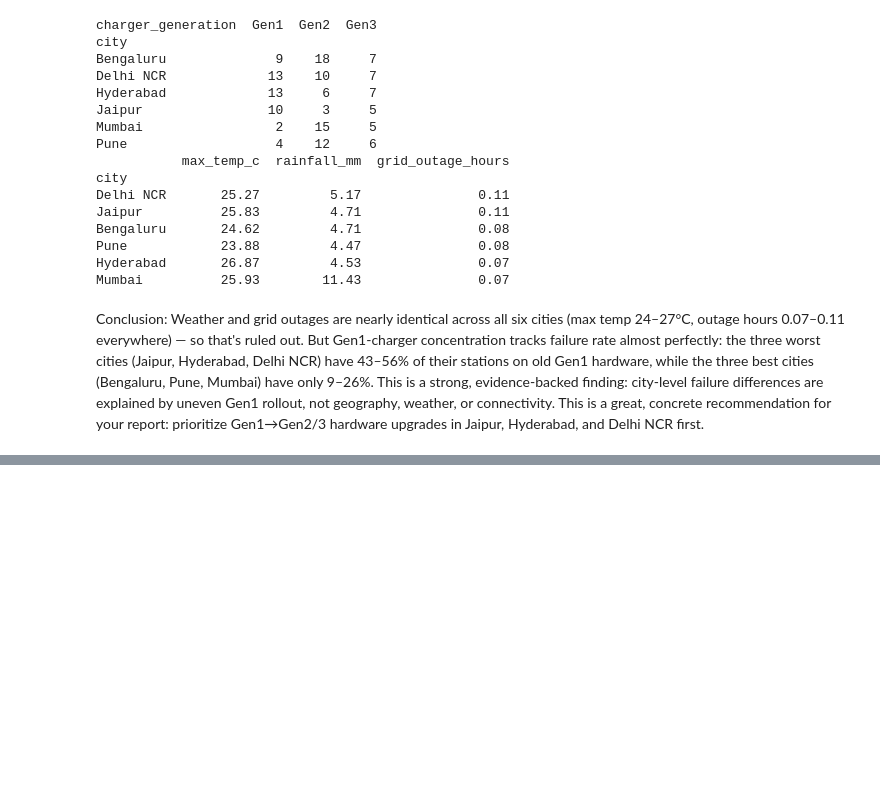
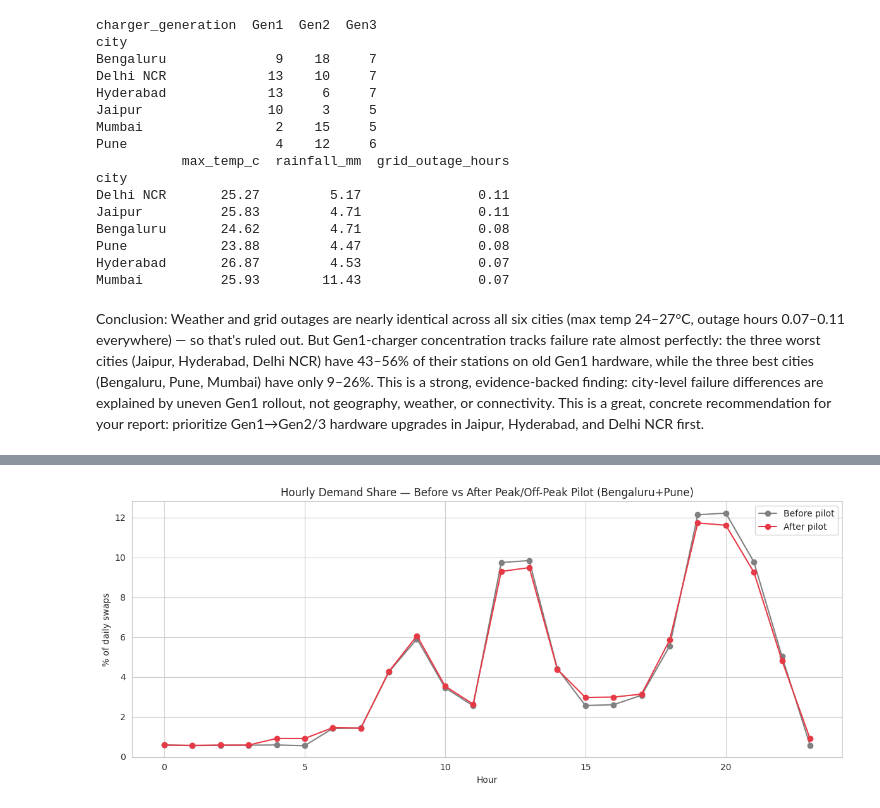
Before and after one commit to Khulbe-Nitin/Volt-Relay, a Jupyter notebook: Collab_notebook/VoltRelay_Merged_Nitin_Abhishek_Final.ipynb, the cells around one changed output, grey strips where cells are left out. Saved outputs shown, nothing was run; the diff lists cells and outputs as text; code cells hidden in the pictures; blank space fills up the shorter version.

```diff
--- a/Collab_notebook/VoltRelay_Merged_Nitin_Abhishek_Final.ipynb
+++ b/Collab_notebook/VoltRelay_Merged_Nitin_Abhishek_Final.ipynb
@@ -3679,0 +3841,16 @@ Conclusion: Weather and grid outages are nearly identical across all six cities
+# %%
+pilot_start = "2024-10"
+pre = events_prod[(events_prod["city"].isin(pilot_cities)) & (events_prod["year_month"] < pilot_start)]
+post = events_prod[(events_prod["city"].isin(pilot_cities)) & (events_prod["year_month"] >= pilot_start)]
+
+pre_hourly = pre.groupby("event_hour").size() / len(pre) * 100
+post_hourly = post.groupby("event_hour").size() / len(post) * 100
+
+plt.figure(figsize=(12,5))
+plt.plot(pre_hourly.index, pre_hourly.values, marker="o", label="Before pilot", color="gray")
+plt.plot(post_hourly.index, post_hourly.values, marker="o", label="After pilot", color="#E63946")
+plt.title("Hourly Demand Share — Before vs After Peak/Off-Peak Pilot (Bengaluru+Pune)")
+plt.xlabel("Hour"); plt.ylabel("% of daily swaps"); plt.legend()
+plt.tight_layout(); plt.show()
+# %% [output]
+[figure, added]
```
Also changed, not shown: parts of 21 cells of this notebook.
